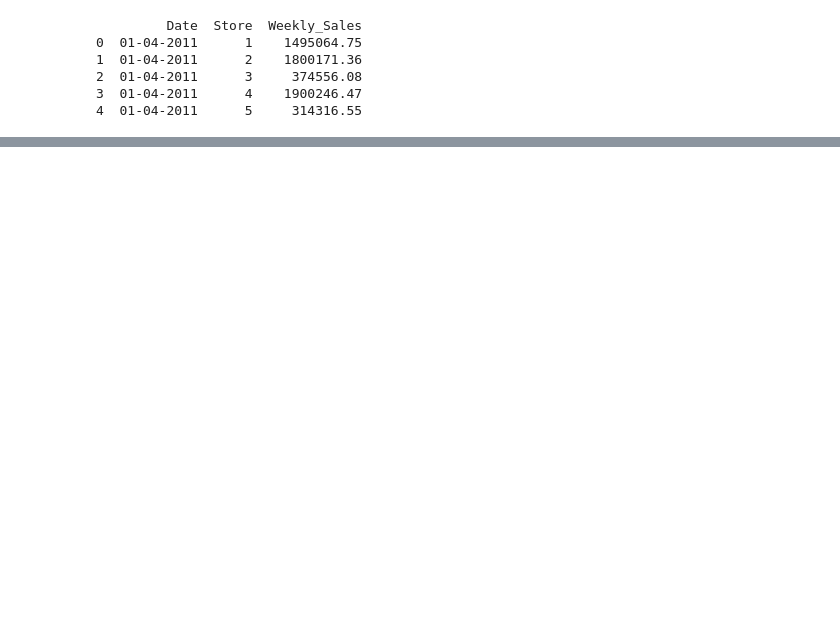
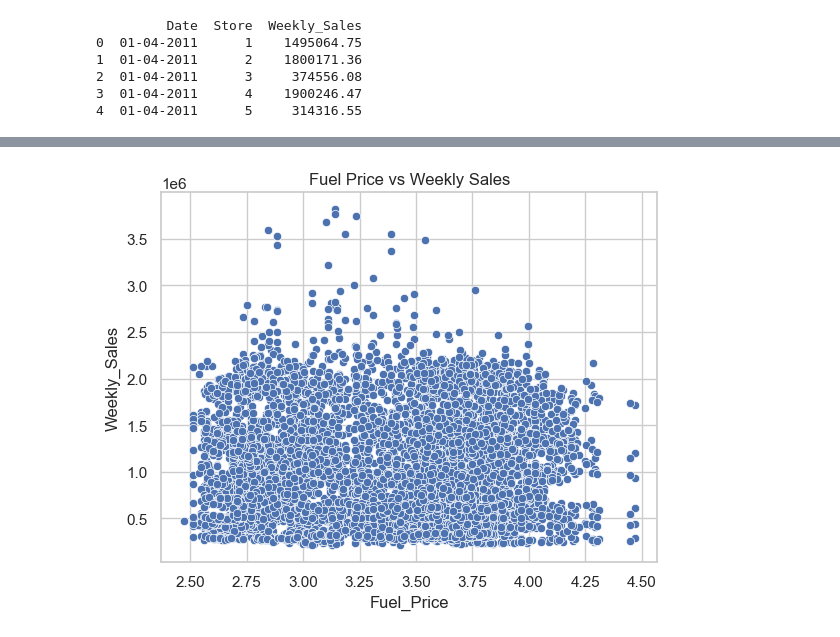
Before and after one commit to s4mluk/DSFB-group-project, a Jupyter notebook: Walmart Sales DA/WorkspaceNotebook.ipynb, the cells around one changed output, grey strips where cells are left out. Cells and saved outputs as stored; diff of their text form; code cells hidden in the pictures; blank space fills up the shorter version.

```diff
--- a/Walmart Sales DA/WorkspaceNotebook.ipynb
+++ b/Walmart Sales DA/WorkspaceNotebook.ipynb
@@ -133,0 +173,6 @@ plt.show()
+# %%
+sns.scatterplot(x='Fuel_Price', y='Weekly_Sales', data=data)
+plt.title('Fuel Price vs Weekly Sales')
+plt.show()
+# %% [output]
+[figure, added]
```
Also changed, not shown: parts of 40 cells of this notebook.
